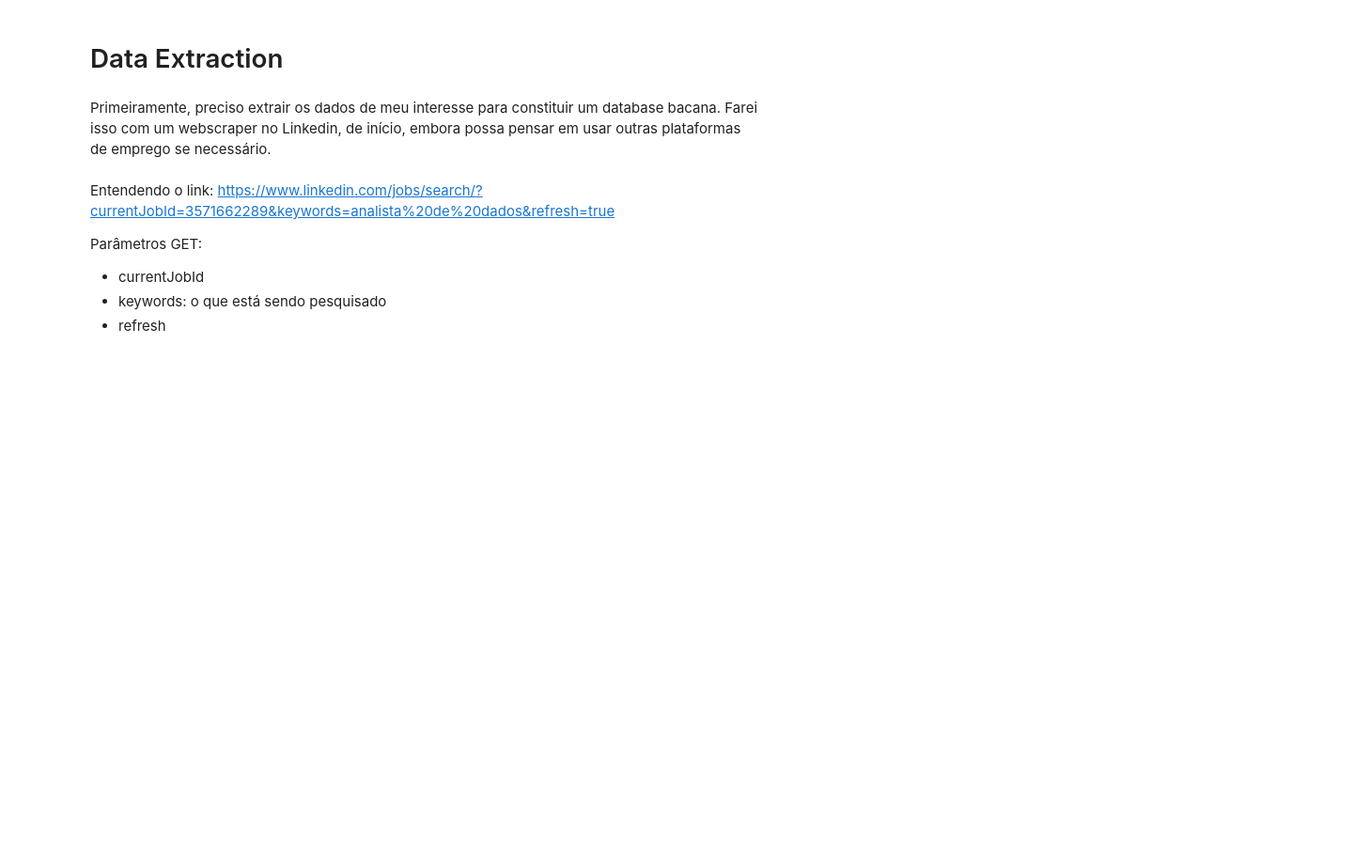
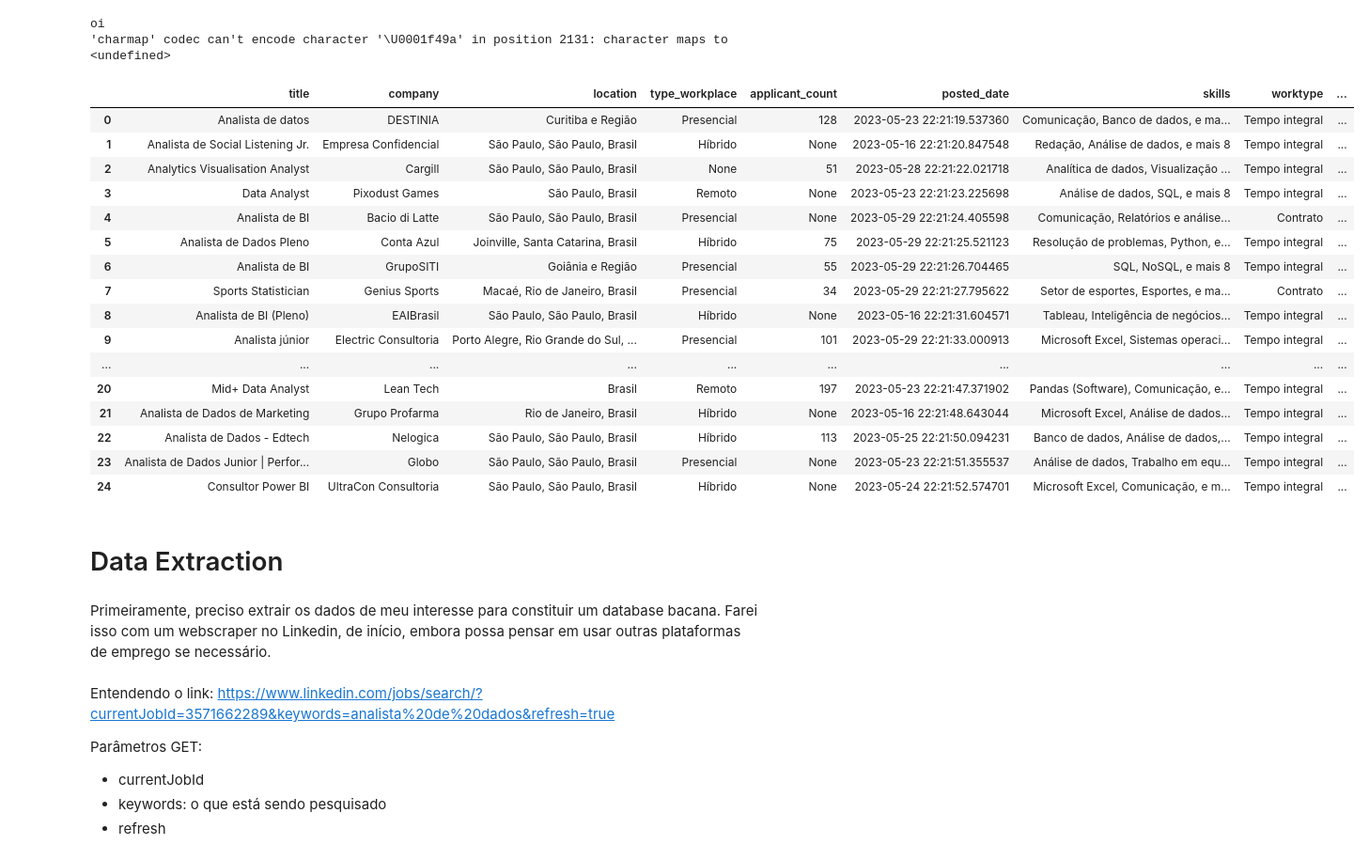
Before and after one commit to alexaiung/Data-Analytics-Job-Tendencies, a Jupyter notebook: jobchecker.ipynb, the cells around one changed output. Shown at 94% size. Drawn from its saved outputs; the diff is of its cells as text; code cells hidden in the pictures; blank space fills up the shorter version.

Commit message:
SeleniumDriver
Created classes and they are working partially.

```diff
--- a/jobchecker.ipynb
+++ b/jobchecker.ipynb
@@ -33,10 +45,24 @@ class Job():
         self.worktype = worktype
         self.description = description
 
+    @staticmethod
+    def calculate_date(quantity, type_of_date):
+        # In portuguese, Linkedin returns 'Há 3 dias', 'Há 3 semanas' e similares para informar
+        # a data; com esse código, conseguimos traduzir para uma data de fato.
+        if 'minuto' in type_of_date:
+            return datetime.today() - timedelta(minutes=quantity)
+        elif 'hora' in type_of_date:
+            return datetime.today() - timedelta(hours=quantity)
+        elif 'dia' in type_of_date:
+            return datetime.today() - timedelta(days=quantity)
+        elif 'semana' in type_of_date:
+            return datetime.today() - timedelta(weeks=quantity)
+        elif 'mes' in re.sub('ê', 'e', type_of_date):
+            return datetime.today() - relativedelta(months=quantity)
+        return np.nan
+
 class Company():
     def __init__(self, name, size, sector):
         self.name = name
         self.size = size
         self.sector = sector
-
-class SeleniumDriver():
@@ -42,0 +499,3 @@ class SeleniumDriver():
+# %%
+scraper = LinkedinScraper(LinkedinScraper.initialize_driver())
+scraper.get_linkedin()
@@ -42,0 +504,2 @@ class SeleniumDriver():
+# %%
+jobs = scraper.get_data_from_linkedin_page()
@@ -42,0 +524,26 @@ class SeleniumDriver():
+# %%
+a = scraper.get_text(element=scraper.get_element('job-details'))
+a
+# %% [output]
+oi
+'charmap' codec can't encode character '\U0001f49a' in position 2131: character maps to <undefined>
+# %%
+pd.DataFrame(jobs)
+# %% [output]
+|  | title | company | location | type_workplace | applicant_count | posted_date | skills | worktype | ... |
+| 0 | Analista de datos | DESTINIA | Curitiba e Região | Presencial | 128 | 2023-05-23 22:21:19.537360 | Comunicação, Banco de dados, e ma... | Tempo integral | ... |
+| 1 | Analista de Social Listening Jr. | Empresa Confidencial | São Paulo, São Paulo, Brasil | Híbrido | None | 2023-05-16 22:21:20.847548 | Redação, Análise de dados, e mais 8 | Tempo integral | ... |
+| 2 | Analytics Visualisation Analyst | Cargill | São Paulo, São Paulo, Brasil | None | 51 | 2023-05-28 22:21:22.021718 | Analítica de dados, Visualização ... | Tempo integral | ... |
+| 3 | Data Analyst | Pixodust Games | São Paulo, Brasil | Remoto | None | 2023-05-23 22:21:23.225698 | Análise de dados, SQL, e mais 8 | Tempo integral | ... |
+| 4 | Analista de BI | Bacio di Latte | São Paulo, São Paulo, Brasil | Presencial | None | 2023-05-29 22:21:24.405598 | Comunicação, Relatórios e análise... | Contrato | ... |
+| 5 | Analista de Dados Pleno | Conta Azul | Joinville, Santa Catarina, Brasil | Híbrido | 75 | 2023-05-29 22:21:25.521123 | Resolução de problemas, Python, e... | Tempo integral | ... |
+| 6 | Analista de BI | GrupoSITI | Goiânia e Região | Presencial | 55 | 2023-05-29 22:21:26.704465 | SQL, NoSQL, e mais 8 | Tempo integral | ... |
+| 7 | Sports Statistician | Genius Sports | Macaé, Rio de Janeiro, Brasil | Presencial | 34 | 2023-05-29 22:21:27.795622 | Setor de esportes, Esportes, e ma... | Contrato | ... |
+| 8 | Analista de BI (Pleno) | EAIBrasil | São Paulo, São Paulo, Brasil | Híbrido | None | 2023-05-16 22:21:31.604571 | Tableau, Inteligência de negócios... | Tempo integral | ... |
+| 9 | Analista júnior | Electric Consultoria | Porto Alegre, Rio Grande do Sul, ... | Presencial | 101 | 2023-05-29 22:21:33.000913 | Microsoft Excel, Sistemas operaci... | Tempo integral | ... |
+| ... | ... | ... | ... | ... | ... | ... | ... | ... | ... |
+| 20 | Mid+ Data Analyst | Lean Tech | Brasil | Remoto | 197 | 2023-05-23 22:21:47.371902 | Pandas (Software), Comunicação, e... | Tempo integral | ... |
+| 21 | Analista de Dados de Marketing | Grupo Profarma | Rio de Janeiro, Brasil | Híbrido | None | 2023-05-16 22:21:48.643044 | Microsoft Excel, Análise de dados... | Tempo integral | ... |
+| 22 | Analista de Dados - Edtech | Nelogica | São Paulo, São Paulo, Brasil | Híbrido | 113 | 2023-05-25 22:21:50.094231 | Banco de dados, Análise de dados,... | Tempo integral | ... |
+| 23 | Analista de Dados Junior | Perfor... | Globo | São Paulo, São Paulo, Brasil | Presencial | None | 2023-05-23 22:21:51.355537 | Análise de dados, Trabalho em equ... | Tempo integral | ... |
+| 24 | Consultor Power BI | UltraCon Consultoria | São Paulo, São Paulo, Brasil | Híbrido | None | 2023-05-24 22:21:52.574701 | Microsoft Excel, Comunicação, e m... | Tempo integral | ... |
```
Also changed, not shown: parts of 19 cells of this notebook, 2 other files.
